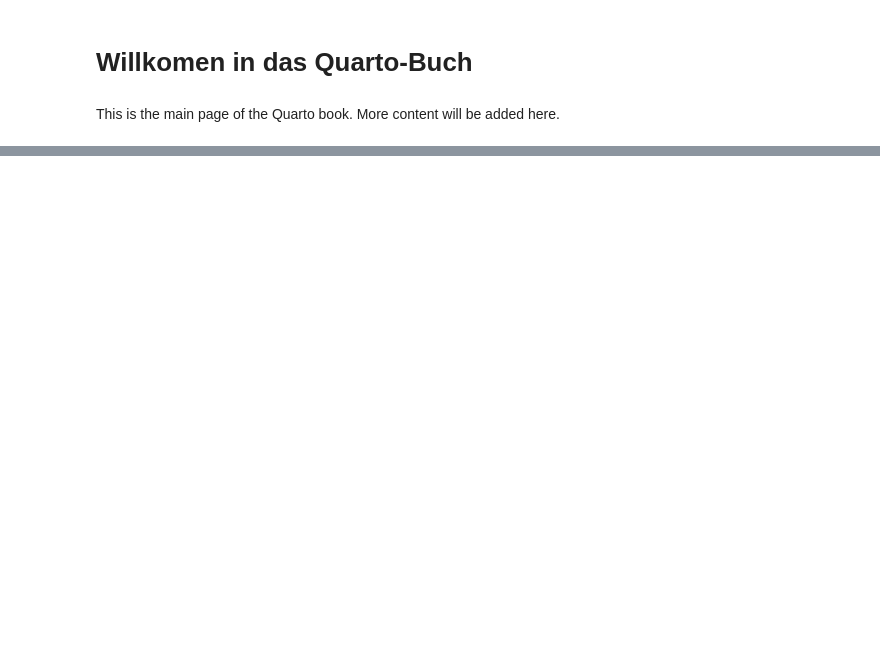
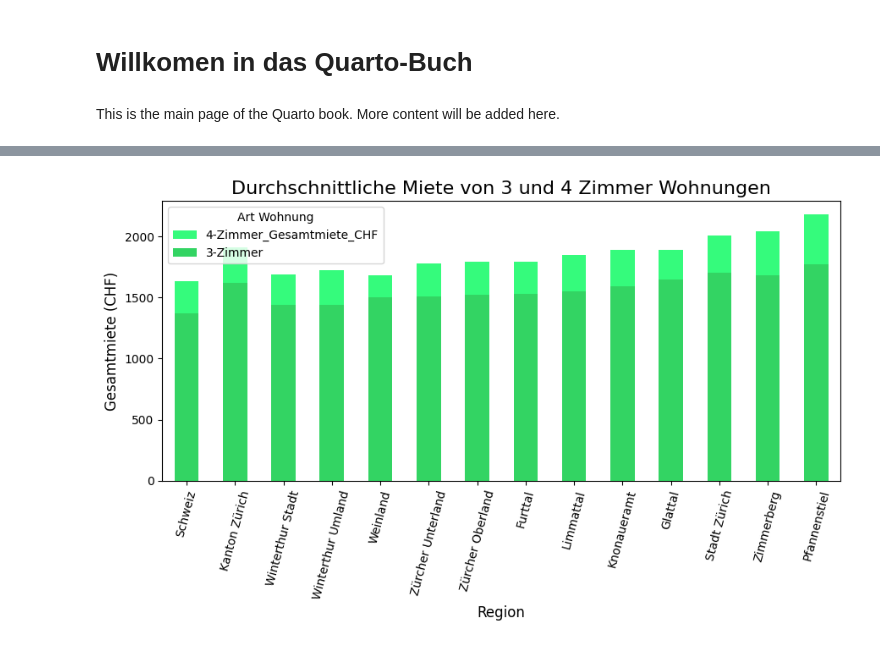
Before and after one commit to PrWR-I-24-27/Projektauftrag2_Jakub_Lucien_Luca, a Jupyter notebook: index.ipynb, the cells around one changed output, grey strips where cells are left out. Cells and saved outputs as stored; diff of their text form; code cells hidden in the pictures; blank space fills up the shorter version.

Commit message:
Added the content of Bob in index

```diff
--- a/index.ipynb
+++ b/index.ipynb
@@ -61,3 +62,7 @@ fig = px.density_map(
     color_continuous_scale="inferno"
 )
 fig.show()
+# %%
+df_Miet_alles = pd.read_csv("data/RegionalDaten3und4ZimmerMietpreisundProQuadratmeter.csv", sep=",")
+df_Miet_Selekt= df_Miet_alles[["Region", "3-Zimmer_Gesamtmiete_CHF", "4-Zimmer_Gesamtmiete_CHF"]]
+df_Miet_Selekt
@@ -63,0 +85,28 @@ fig.show()
+# %%
+df_Miet_Selekt= df_Miet_alles[["Region", "3-Zimmer_Gesamtmiete_CHF", "4-Zimmer_Gesamtmiete_CHF"]]
+df_Miet_Selekt = df_Miet_Selekt.set_index('Region')
+
+ax = df_Miet_Selekt['4-Zimmer_Gesamtmiete_CHF'].plot(
+    kind='bar',
+    figsize=(9, 5.5),
+    rot=90,
+    color=["#35fb7c"]
+)
+
+df_Miet_Selekt['3-Zimmer_Gesamtmiete_CHF'].plot(
+    kind='bar',
+    ax=ax,
+    rot=75,
+    color="#33d463",
+    label='3-Zimmer'
+)
+
+plt.title('Durchschnittliche Miete von 3 und 4 Zimmer Wohnungen', fontsize=16)
+plt.ylabel('Gesamtmiete (CHF)', fontsize=12)
+plt.xlabel('Region', fontsize=12)
+plt.legend(title='Art Wohnung')
+
+plt.tight_layout()
+plt.show()
+# %% [output]
+[figure, added]
```
Also changed, not shown: parts of 2 cells of this notebook.
